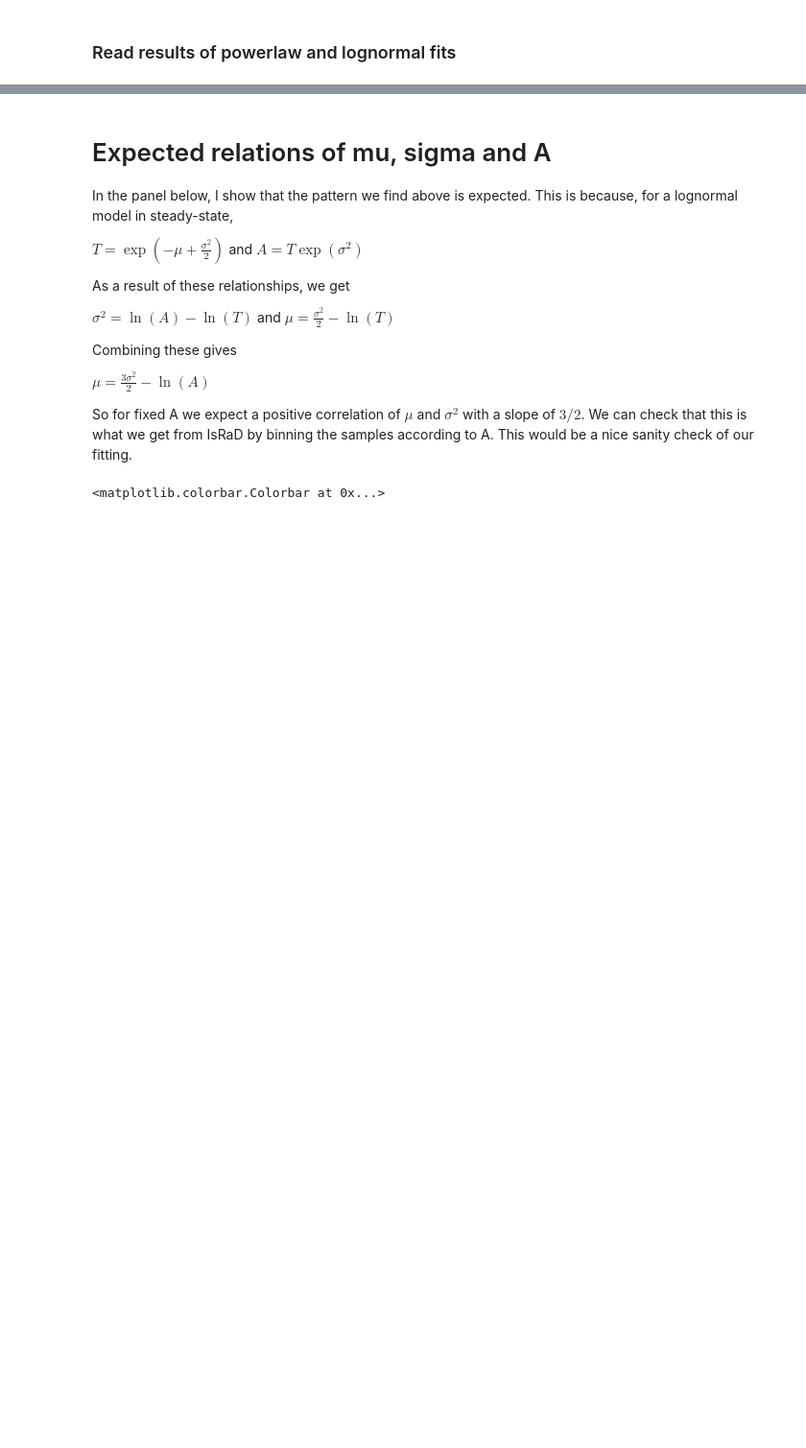
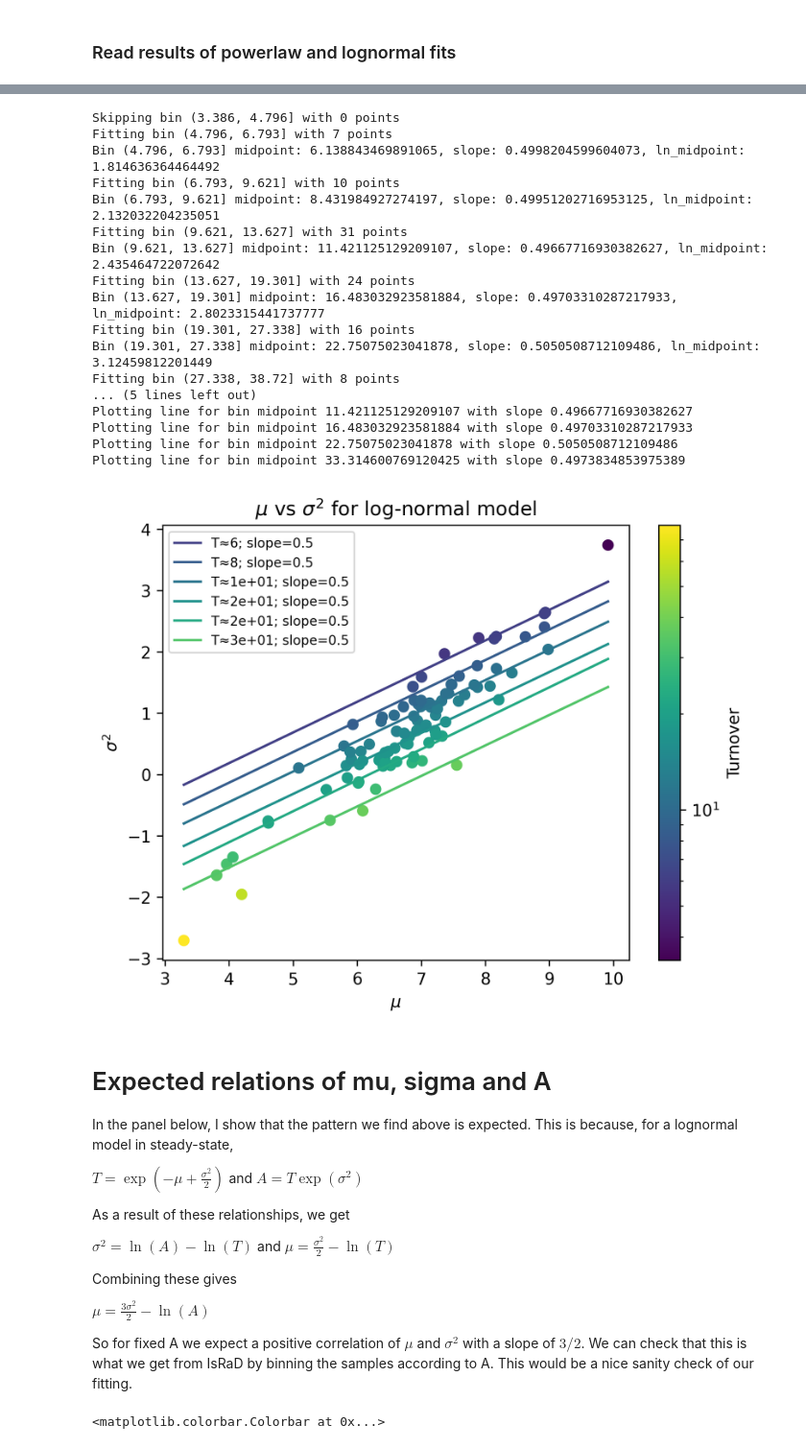
Before and after one commit to flamholz/soil_diskin, a Jupyter notebook: notebooks/experimental/plot_lognormal_param_corr.ipynb, the cells around one changed output, grey strips where cells are left out. Shown at 96% size. Drawn from its saved outputs; the diff is of its cells as text; code cells hidden in the pictures; blank space fills up the shorter version.

```diff
--- a/notebooks/experimental/plot_lognormal_param_corr.ipynb
+++ b/notebooks/experimental/plot_lognormal_param_corr.ipynb
@@ -36,3 +106,65 @@ plt.colorbar(scatter, label='A')
+# %%
+# As noted below, we expect that mu - log(T) = sigma^2/2. Lets bin by turnover and fit the slope.
+# Bin by turnover
+bins = np.logspace(np.log10(ln['turnover'].min()), np.log10(ln['turnover'].max()), 10)
+ln['T_bin'] = pd.cut(ln['turnover'], bins=bins)
+# For each bin, fit a line to sigma^2 vs mu
+bin_fits = {}
+
+# Copy the same approach as above.
+for name, group in ln.groupby('T_bin'):
+    if len(group) <= 5:
+        print(f"Skipping bin {name} with {len(group)} points")
+        continue
+    print(f"Fitting bin {name} with {len(group)} points")
+    bin_midpoint = gmean([group['turnover'].min(), group['turnover'].max()])
+    ln_midpoint = np.log(bin_midpoint)
+
+    # fit mu + ln_midpoint = slope * sigma^2 with no intercept using lstsq
+    x = (group['sigma']**2).to_numpy()
+    y = (group['mu'] + ln_midpoint).to_numpy()
+    slope = np.linalg.lstsq(x[:, None], y, rcond=None)[0].item()
+    res = SimpleNamespace(slope=slope, ln_midpoint=ln_midpoint)
+
+    print(f"Bin {name} midpoint: {bin_midpoint}, slope: {res.slope}, ln_midpoint: {res.ln_midpoint}")
+    bin_fits[bin_midpoint] = res
+
+
+# Same plot as above, but color by turnover instead of A
+fig, ax = plt.subplots(dpi=300)
+my_norm = LogNorm(vmin=ln['turnover'].min(), vmax=ln['turnover'].max())
+scatter = ax.scatter(ln['sigma']**2, ln['mu'], c=ln['turnover'], cmap='viridis', norm=my_norm)
+ax.set(xlabel='$\mu$', ylabel='$\sigma^2$', title='$\mu$ vs $\sigma^2$ for log-normal model')
+
+for bin_midpoint, res in bin_fits.items():
+    print(f"Plotting line for bin midpoint {bin_midpoint} with slope {res.slope}")
+    sigma2s = np.linspace(ln['sigma'].min()**2, ln['sigma'].max()**2, 100)
+    mus = res.slope * sigma2s - res.ln_midpoint
+    color = plt.cm.viridis(my_norm(bin_midpoint))
+    plt.plot(sigma2s, mus, label=f'T≈{bin_midpoint:.1g}; slope={res.slope:.1f}', color=color)
+
+plt.colorbar(scatter, label='Turnover')
+plt.legend(fontsize=8)
+plt.show()
+# %% [output]
+Skipping bin (3.386, 4.796] with 0 points
+Fitting bin (4.796, 6.793] with 7 points
+Bin (4.796, 6.793] midpoint: 6.138843469891065, slope: 0.4998204599604073, ln_midpoint: 1.814636364464492
+Fitting bin (6.793, 9.621] with 10 points
+Bin (6.793, 9.621] midpoint: 8.431984927274197, slope: 0.49951202716953125, ln_midpoint: 2.132032204235051
+Fitting bin (9.621, 13.627] with 31 points
+Bin (9.621, 13.627] midpoint: 11.421125129209107, slope: 0.49667716930382627, ln_midpoint: 2.435464722072642
+Fitting bin (13.627, 19.301] with 24 points
+Bin (13.627, 19.301] midpoint: 16.483032923581884, slope: 0.49703310287217933, ln_midpoint: 2.8023315441737777
+Fitting bin (19.301, 27.338] with 16 points
+Bin (19.301, 27.338] midpoint: 22.75075023041878, slope: 0.5050508712109486, ln_midpoint: 3.12459812201449
+Fitting bin (27.338, 38.72] with 8 points
+... (5 lines left out)
+Plotting line for bin midpoint 11.421125129209107 with slope 0.49667716930382627
+Plotting line for bin midpoint 16.483032923581884 with slope 0.49703310287217933
+Plotting line for bin midpoint 22.75075023041878 with slope 0.5050508712109486
+Plotting line for bin midpoint 33.314600769120425 with slope 0.4973834853975389
+[figure, added]
 # %% [markdown]
 # Expected relations of mu, sigma and A
 In the panel below, I show that the pattern we find above is expected. This is because, for a lognormal model in steady-state,
```
Also changed, not shown: parts of 4 cells of this notebook.
